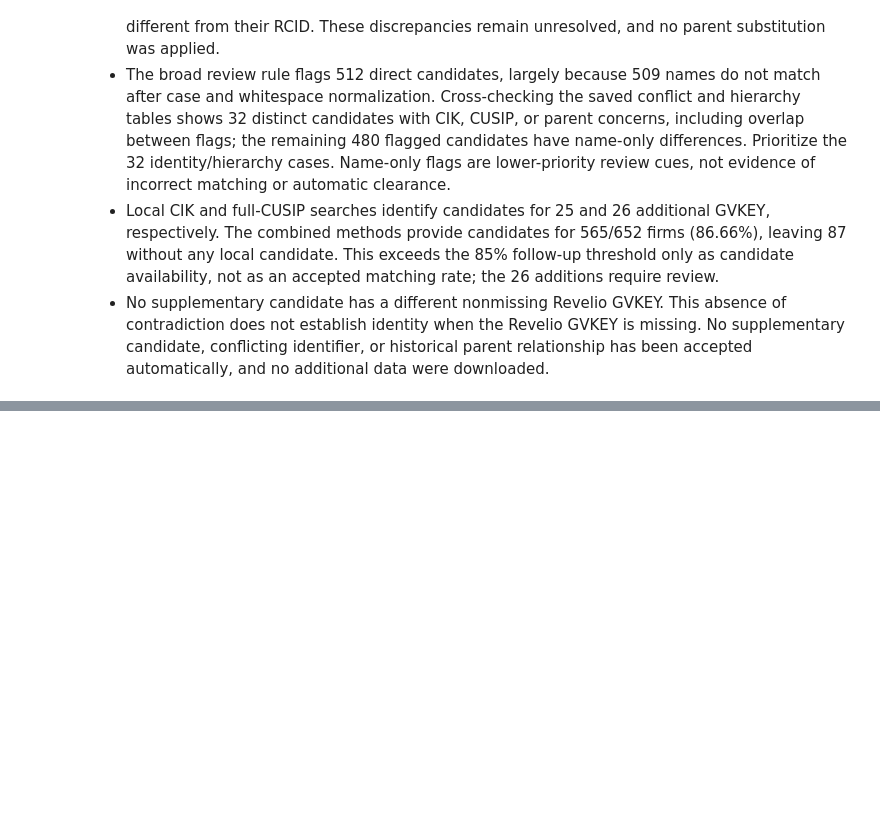
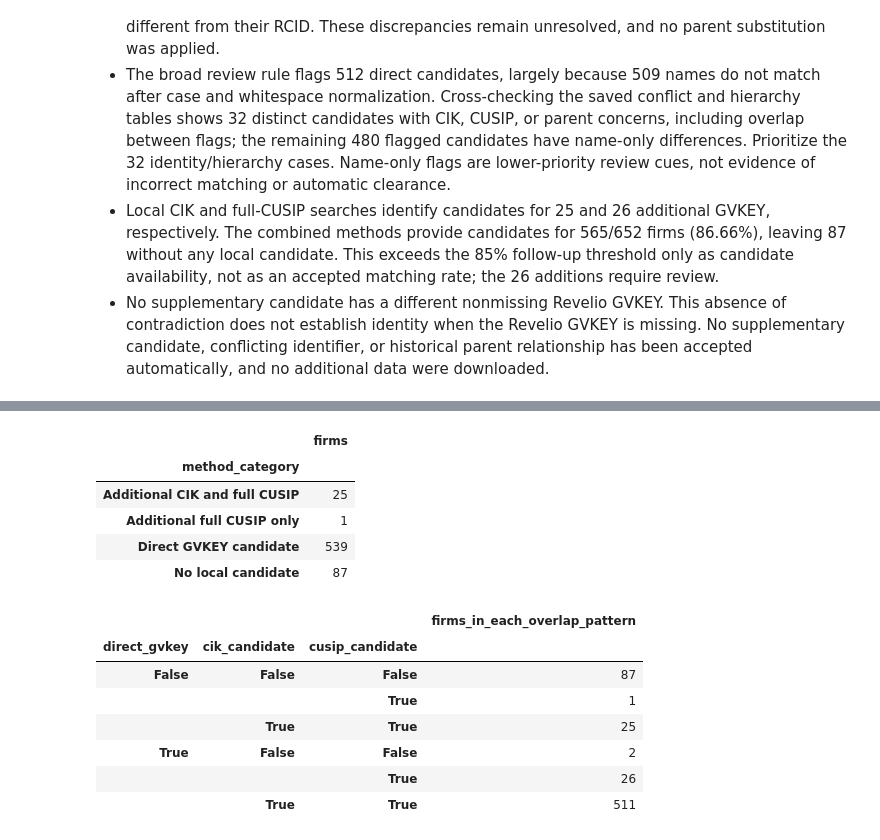
Before and after one commit to kptransfer2024-cmd/ai-workforce-statements, a Jupyter notebook: code/notebooks/01_build_firm_crosswalk.ipynb, the cells around one changed output, grey strips where cells are left out. Saved outputs shown, nothing was run; the diff lists cells and outputs as text; code cells hidden in the pictures; blank space fills up the shorter version.

```diff
--- a/code/notebooks/01_build_firm_crosswalk.ipynb
+++ b/code/notebooks/01_build_firm_crosswalk.ipynb
@@ -2352,0 +2446,44 @@ Direct-candidate rows with review flags: 512; preview limit: 30
+# %%
+firm_method_report = candidate_companies[["gvkey_key"]].copy()
+firm_method_report["direct_gvkey"] = firm_method_report["gvkey_key"].isin(report_direct_gvkey)
+firm_method_report["cik_candidate"] = firm_method_report["gvkey_key"].isin(report_cik_gvkey)
+firm_method_report["cusip_candidate"] = firm_method_report["gvkey_key"].isin(report_cusip_gvkey)
+firm_method_report["has_any_candidate"] = firm_method_report[[
+    "direct_gvkey", "cik_candidate", "cusip_candidate",
+]].any(axis=1)
+firm_method_report["method_category"] = "No local candidate"
+no_direct = ~firm_method_report["direct_gvkey"]
+firm_method_report.loc[
+    no_direct & firm_method_report["cik_candidate"] & ~firm_method_report["cusip_candidate"],
+    "method_category",
+] = "Additional CIK only"
+firm_method_report.loc[
+    no_direct & ~firm_method_report["cik_candidate"] & firm_method_report["cusip_candidate"],
+    "method_category",
+] = "Additional full CUSIP only"
+firm_method_report.loc[
+    no_direct & firm_method_report["cik_candidate"] & firm_method_report["cusip_candidate"],
+    "method_category",
+] = "Additional CIK and full CUSIP"
+firm_method_report.loc[firm_method_report["direct_gvkey"], "method_category"] = "Direct GVKEY candidate"
+method_breakdown = firm_method_report.groupby("method_category").size().rename("firms").to_frame()
+assert method_breakdown["firms"].sum() == len(report_gvkey)
+display(method_breakdown)
+display(firm_method_report.groupby(
+    ["direct_gvkey", "cik_candidate", "cusip_candidate"],
+).size().rename("firms_in_each_overlap_pattern").to_frame())
+# %% [output]
+|  | firms |
+| method_category |  |
+| Additional CIK and full CUSIP | 25 |
+| Additional full CUSIP only | 1 |
+| Direct GVKEY candidate | 539 |
+| No local candidate | 87 |
+|  |  |  | firms_in_each_overlap_pattern |
+| direct_gvkey | cik_candidate | cusip_candidate |  |
+| False | False | False | 87 |
+|  |  | True | 1 |
+|  | True | True | 25 |
+| True | False | False | 2 |
+|  |  | True | 26 |
+|  | True | True | 511 |
```
Also changed, not shown: parts of 13 cells of this notebook.
